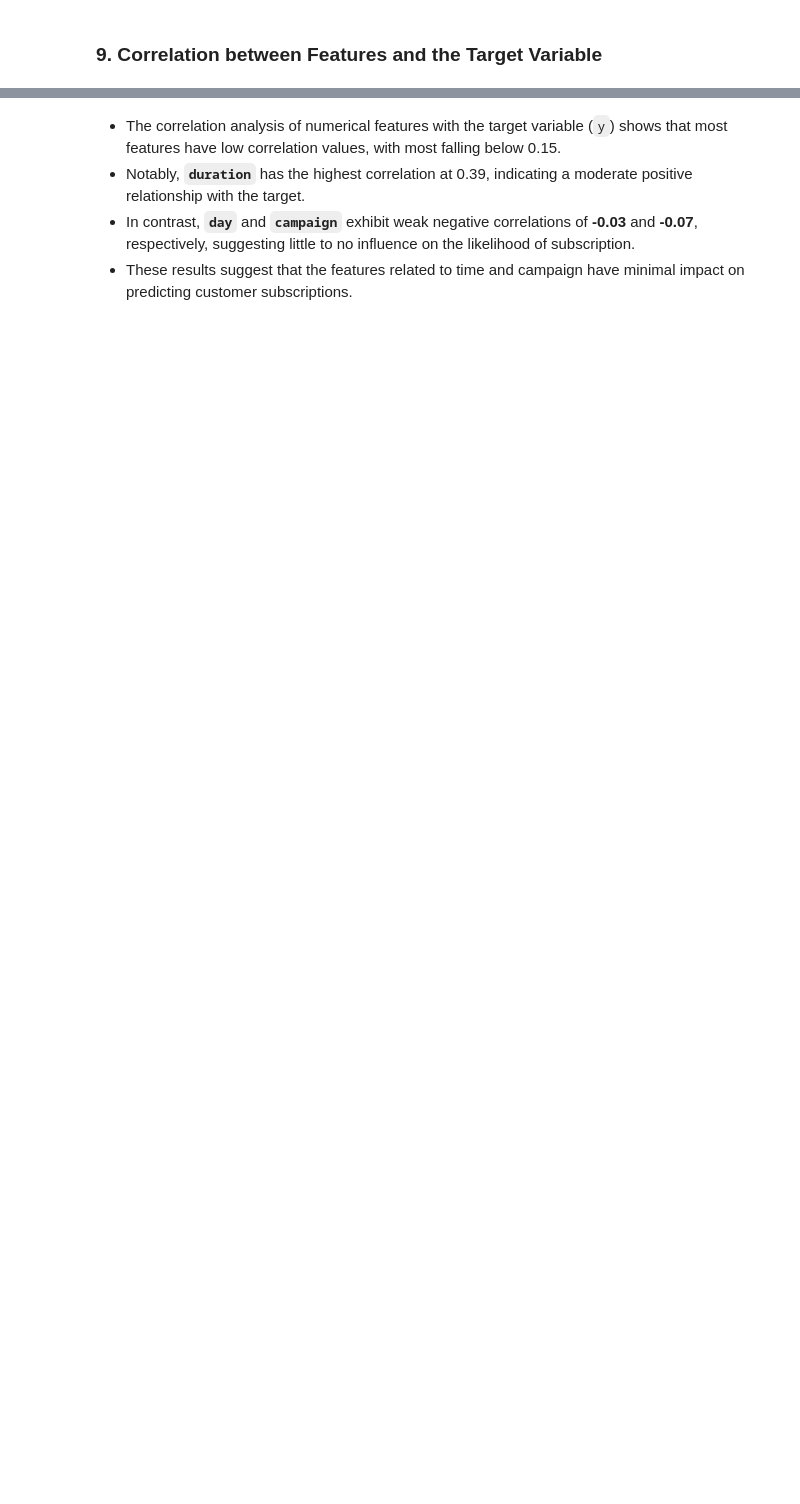
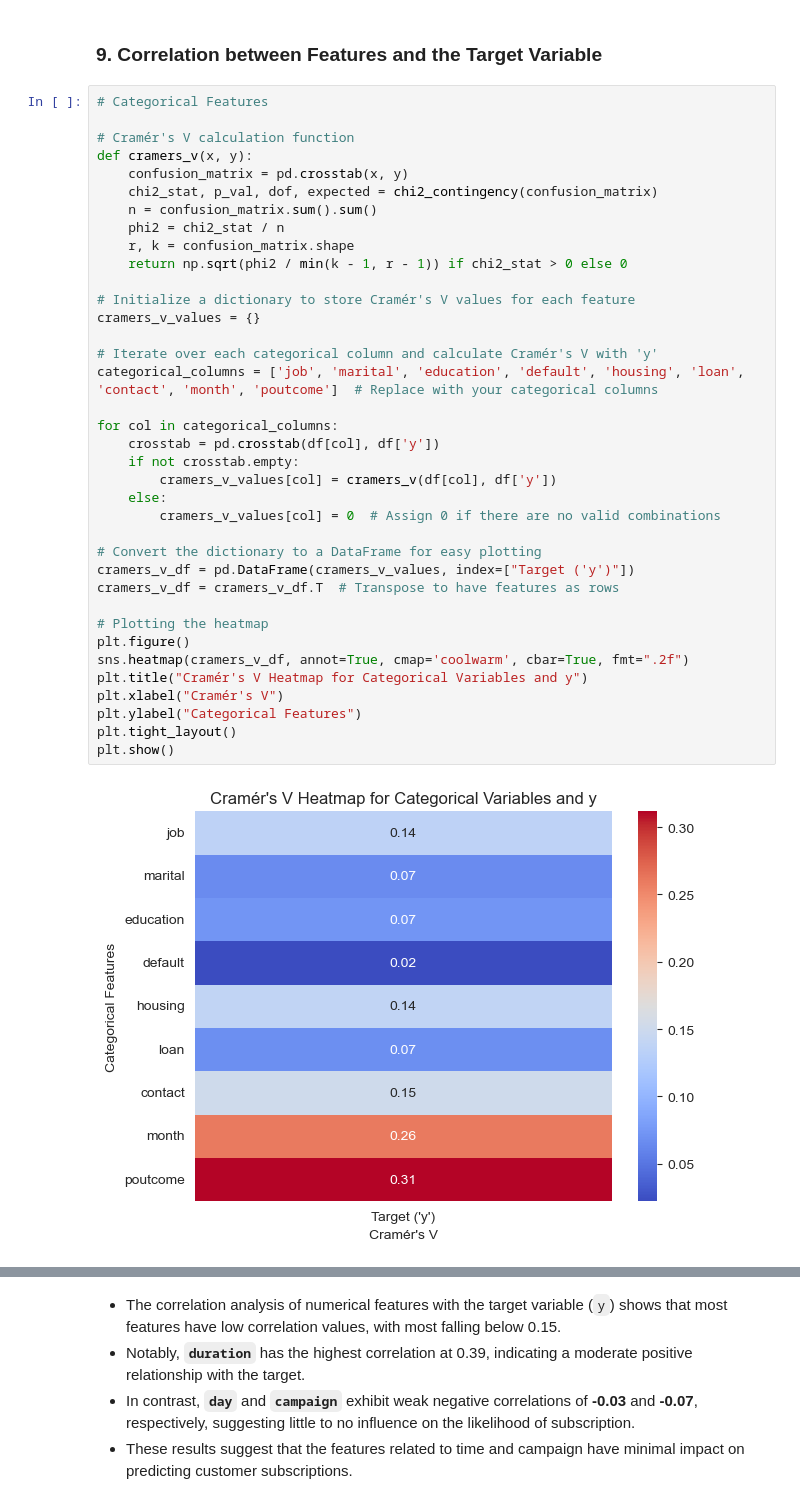
Before and after one commit to senuli-w/CM2604, a Jupyter notebook: 2330973.ipynb, the cells around one changed output, grey strips where cells are left out. Saved outputs shown, nothing was run; the diff lists cells and outputs as text; blank space fills up the shorter version.

```diff
--- a/2330973.ipynb
+++ b/2330973.ipynb
@@ -438,3 +440,42 @@ plt.show()
 # %% [markdown]
 ### 9. Correlation between Features and the Target Variable
+# %%
+# Categorical Features
+
+# Cramér's V calculation function
+def cramers_v(x, y):
+    confusion_matrix = pd.crosstab(x, y)
+    chi2_stat, p_val, dof, expected = chi2_contingency(confusion_matrix)
+    n = confusion_matrix.sum().sum()
+    phi2 = chi2_stat / n
+    r, k = confusion_matrix.shape
+    return np.sqrt(phi2 / min(k - 1, r - 1)) if chi2_stat > 0 else 0
+
+# Initialize a dictionary to store Cramér's V values for each feature
+cramers_v_values = {}
+
+# Iterate over each categorical column and calculate Cramér's V with 'y'
+categorical_columns = ['job', 'marital', 'education', 'default', 'housing', 'loan', 'contact', 'month', 'poutcome']  # Replace with your categorical columns
+
+for col in categorical_columns:
+    crosstab = pd.crosstab(df[col], df['y'])
+    if not crosstab.empty:
+        cramers_v_values[col] = cramers_v(df[col], df['y'])
+    else:
+        cramers_v_values[col] = 0  # Assign 0 if there are no valid combinations
+
+# Convert the dictionary to a DataFrame for easy plotting
+cramers_v_df = pd.DataFrame(cramers_v_values, index=["Target ('y')"])
+cramers_v_df = cramers_v_df.T  # Transpose to have features as rows
+
+# Plotting the heatmap
+plt.figure()
+sns.heatmap(cramers_v_df, annot=True, cmap='coolwarm', cbar=True, fmt=".2f")
+plt.title("Cramér's V Heatmap for Categorical Variables and y")
+plt.xlabel("Cramér's V")
+plt.ylabel("Categorical Features")
+plt.tight_layout()
+plt.show()
+# %% [output]
+[figure, new version]
 # %%
```
Also changed, not shown: parts of 18 cells of this notebook.
